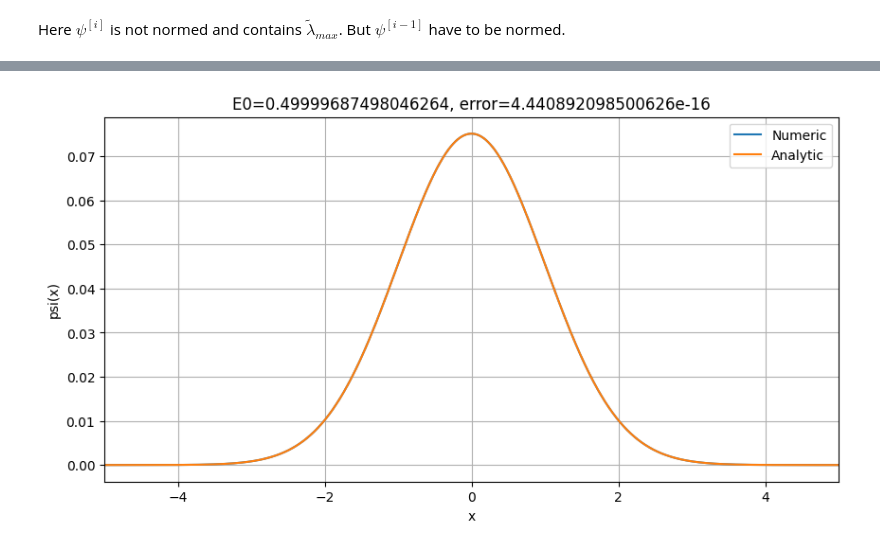
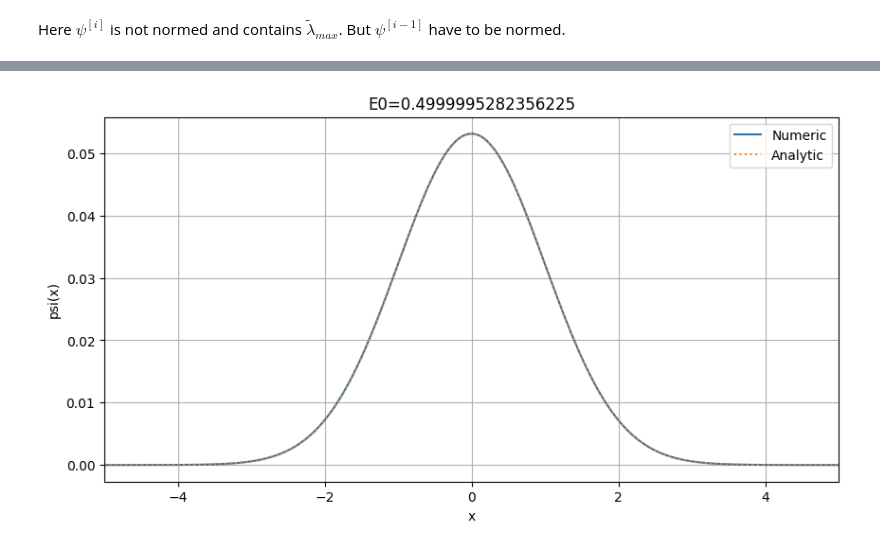
Before and after one commit to CuSynth/computational-physics, a Jupyter notebook: # 11 Spectrum/solution.ipynb, the cells around one changed output, grey strips where cells are left out. Saved outputs shown, nothing was run; the diff lists cells and outputs as text; code cells hidden in the pictures.

```diff
--- a/# 11 Spectrum/solution.ipynb
+++ b/# 11 Spectrum/solution.ipynb
@@ -96,9 +138,9 @@ $$
 # %%
-L = 10  #  Lets think that |psi(+-L)| = 0
-E0 = 0.4
+L = 5  #  Lets think that |psi(+-L)| = 0
 
 N = 2000    # Number of steps along x
 M = 20      # Number of iterations
-h = 2 * L / N
+h = 2*L/N
+r = 1/h**2
 
-r = 1 / h**2
+U = lambda x: pow(x, 2)/2
@@ -108,13 +147,18 @@ solution = lambda x: pow(np.pi, -1 / 4) * np.exp(- pow(x, 2) / 2)
 # %%
 x = np.linspace(-L, L, N + 1) # x values
 u = U(x)                      # u values
+# %%
+solution = lambda x: pow(np.pi, -1 / 4) * np.exp(- pow(x, 2) / 2)
+
+u_sol = solution(x)
+u_sol /= sla.norm(u_sol)
+E_sol = 0.5
 # %%
-def TridiagonalMatrix(e):
-    a = [0] + [-r/2 for _ in range(N-1)] + [0]
+def TridiagonalMatrix(d):
+    a = [0] + [-r/2 for _ in range(N)]
     b = [u[i] + r for i in range(N + 1)]
-    # B = [u + r]
-    c = [0] + [-r/2 for _ in range(N-1)] + [0]
-    d = e
+    c = [-r/2 for _ in range(N)] + [0]
+    d = d.copy()
 
     for i in range(1, N + 1):
         xi = a[i] / b[i - 1]
@@ -148,18 +172,30 @@ def eigen_sol(start):
+# %%
+def ReversedIters(iters):
+    start = np.ones(N+1)
+    start[0] = 0
+    start[-1] = 0
+
+    Psi = start
+    E = 0
+
+    for i in range(iters):
+        prev_Psi = Psi/sla.norm(Psi)
+        Psi = TridiagonalMatrix(prev_Psi)
+
+    return Psi/sla.norm(Psi), abs(Psi - prev_Psi), sla.norm(prev_Psi)/sla.norm(Psi)
 # %%
-E, delta, psi = eigen_sol(e0)
+psi, delta, E = ReversedIters(5)
 
-n = mod(np.exp(-x**2 / 2))
-exact = np.exp(-x**2 / 2) / n  # Analytic
 
 plt.figure(figsize=(10,5))
 plt.plot(x, psi, label='Numeric')
-plt.plot(x, exact, label='Analytic')
+plt.plot(x, u_sol, label='Analytic', linestyle='dotted')
 plt.xlabel('x')
 plt.ylabel('psi(x)')
 plt.grid()
 plt.xlim([-5,5])
 plt.legend()
-plt.title('E0='+str(E)+', error='+str(delta))
+plt.title('E0='+str(E)) # +', error='+str(delta)
 plt.show()
 # %% [output]
-[figure, old version]
+[figure, new version]
```
Also changed, not shown: parts of 27 cells of this notebook.
